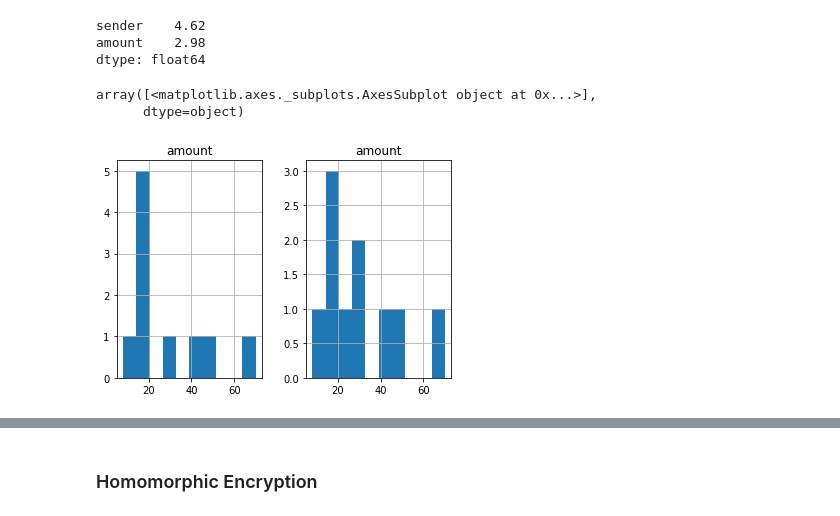
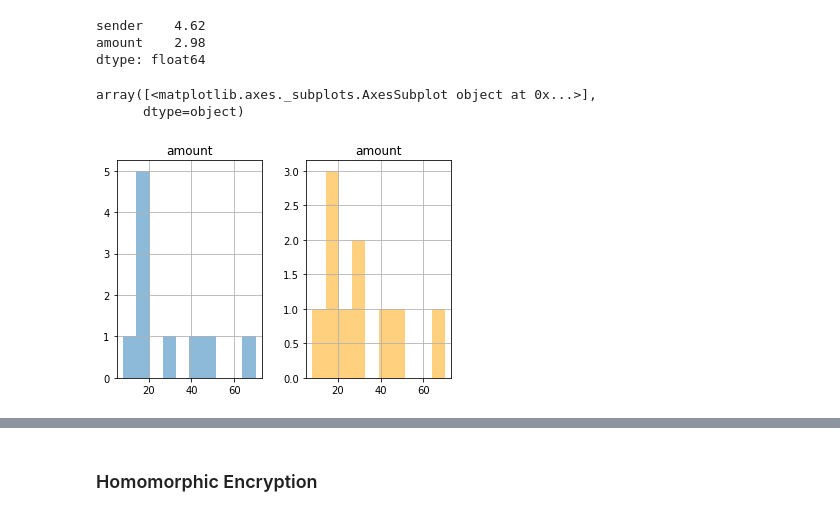
Before and after one commit to HanSeoulOh/mathproblems, a Jupyter notebook: privacyMath.ipynb, the cells around one changed output, grey strips where cells are left out. Cells and saved outputs as stored; diff of their text form; code cells hidden in the pictures.

```diff
--- a/privacyMath.ipynb
+++ b/privacyMath.ipynb
@@ -145,16 +145,16 @@ dtype: float64
 # %%
 import matplotlib.pyplot as plt
 fig = plt.figure()
 
 # Divide the figure into a 1x2 grid, and give me the first section
 ax1 = fig.add_subplot(121)
 
 # Divide the figure into a 1x2 grid, and give me the second section
 ax2 = fig.add_subplot(122)
 
-df.groupby('sender').sum().hist(ax = ax1)
-ndf.groupby('sender').sum().hist(ax = ax2)
+df.groupby('sender').sum().hist(ax = ax1, alpha = 0.5)
+ndf.groupby('sender').sum().hist(ax = ax2, color = 'orange', alpha = 0.5)
 # %% [output]
 array([<matplotlib.axes._subplots.AxesSubplot object at 0x...>],
       dtype=object)
-[figure, old version]
+[figure, new version]
```
Also changed, not shown: parts of 2 cells of this notebook.
